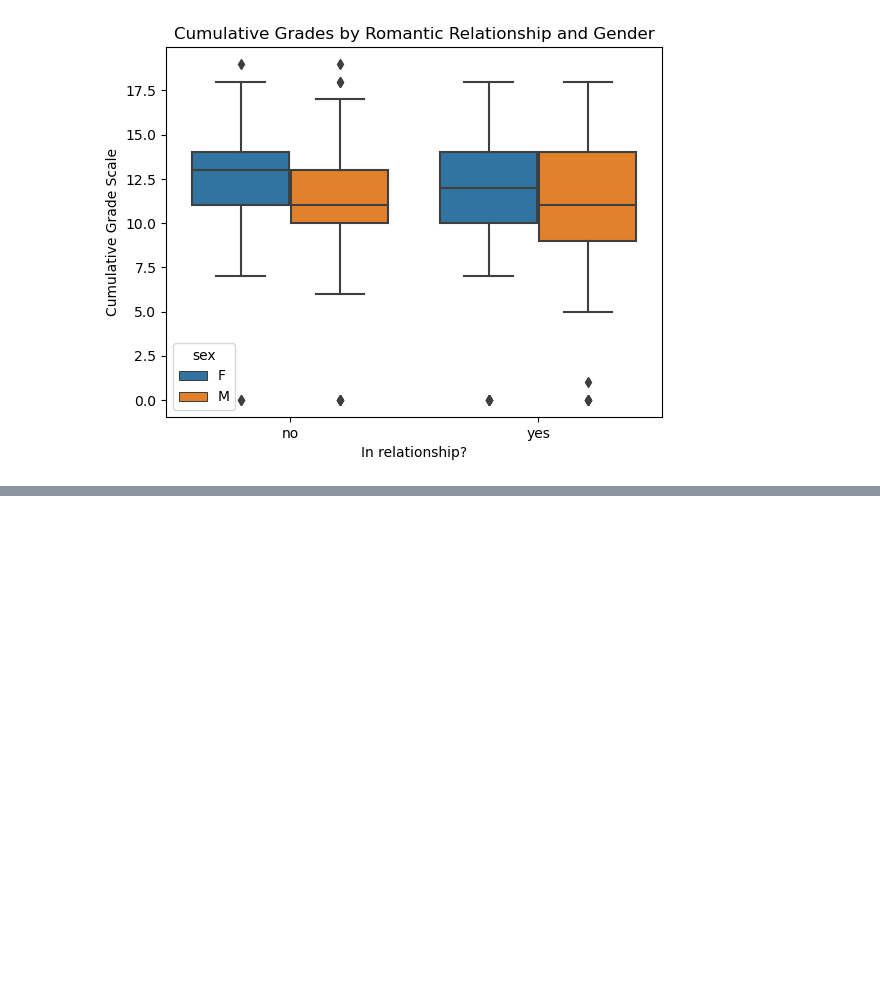
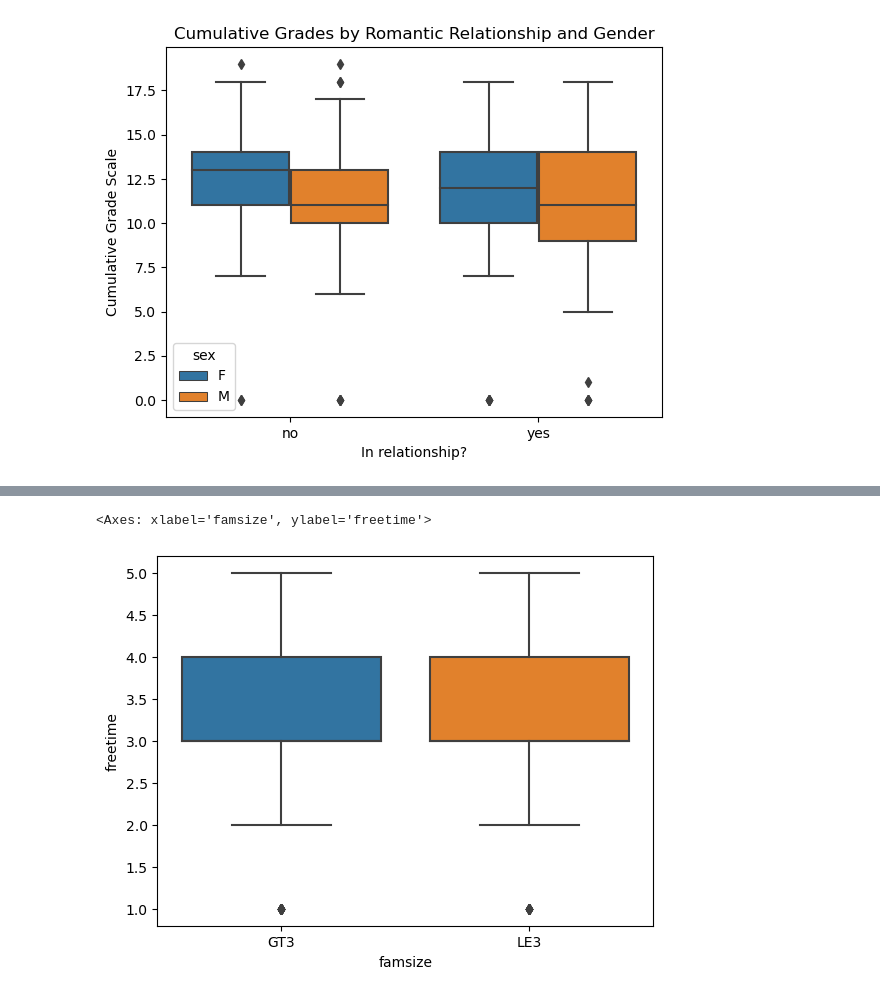
Before and after one commit to cshields164/end-of-phase1-project, a Jupyter notebook: code/01explore.ipynb, the cells around one changed output, grey strips where cells are left out. Cells and saved outputs as stored; diff of their text form; code cells hidden in the pictures; blank space fills up the shorter version.

Commit message:
sns.boxplot(data=df_p, y= 'freetime', x ='famsize')

```diff
--- a/code/01explore.ipynb
+++ b/code/01explore.ipynb
@@ -223,3 +229,9 @@ Boxplot visualization of Port Class studdetns: Axes(0.125,0.11;0.775x0.77)
+# %%
+# comparing whether freetime has any affect on the amount of siblings a student has to determine if that is also a factor of student performance
+sns.boxplot(data=df_p, y= 'freetime', x ='famsize')
+# %% [output]
+<Axes: xlabel='famsize', ylabel='freetime'>
+[figure, added]
 # %%
 # Comparing whether having school support correlated with school performance (specifically TOTAL G1+G2+G3)
 sns.boxplot (data=df_m, x=df_p["schoolsup"], y=sum_grades_p)
```
Also changed, not shown: parts of 3 cells of this notebook.
